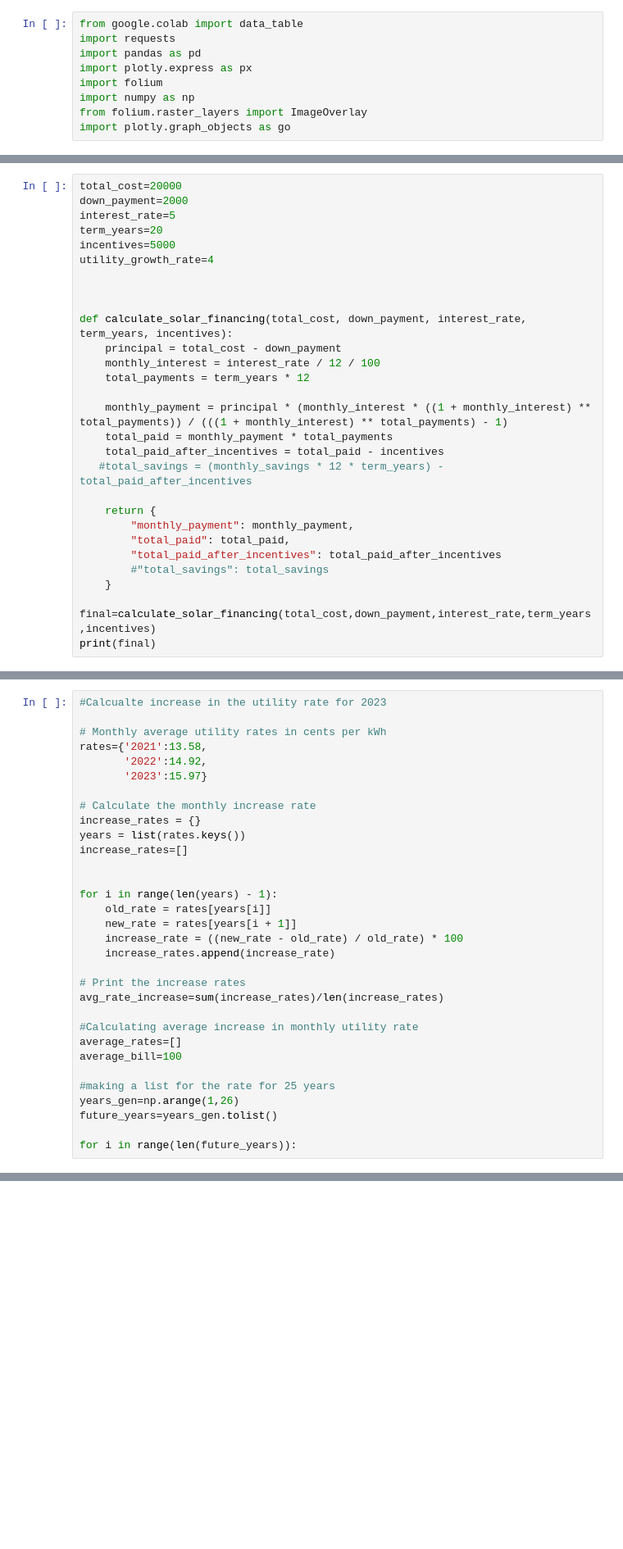
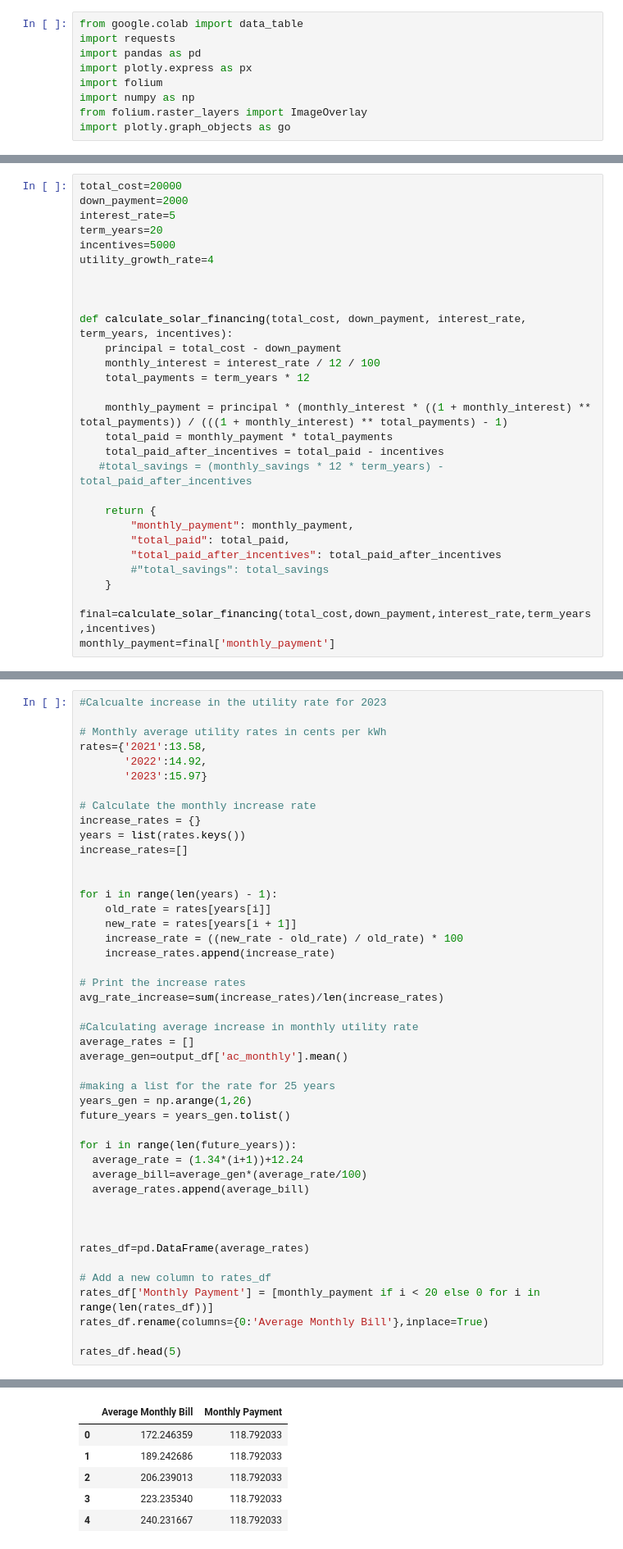
Before and after one commit to touseefyounas/PV_Analysis, a Jupyter notebook: Financing_tool.ipynb, the cells around one changed output, grey strips where cells are left out. Shown: that part at 82% size. Cells and saved outputs as stored; diff of their text form; blank space fills up the shorter version.

```diff
--- a/Financing_tool.ipynb
+++ b/Financing_tool.ipynb
@@ -85,5 +85,5 @@ def calculate_solar_financing(total_cost, down_payment, interest_rate, term_year
     }
 
 final=calculate_solar_financing(total_cost,down_payment,interest_rate,term_years,incentives)
-print(final)
+monthly_payment=final['monthly_payment']
 # %% [output]
@@ -112,12 +112,25 @@ for i in range(len(years) - 1):
 avg_rate_increase=sum(increase_rates)/len(increase_rates)
 
 #Calculating average increase in monthly utility rate
-average_rates=[]
-average_bill=100
+average_rates = []
+average_gen=output_df['ac_monthly'].mean()
 
 #making a list for the rate for 25 years
-years_gen=np.arange(1,26)
-future_years=years_gen.tolist()
+years_gen = np.arange(1,26)
+future_years = years_gen.tolist()
 
 for i in range(len(future_years)):
+  average_rate = (1.34*(i+1))+12.24
+  average_bill=average_gen*(average_rate/100)
+  average_rates.append(average_bill)
+
+
+
+rates_df=pd.DataFrame(average_rates)
+
+# Add a new column to rates_df
+rates_df['Monthly Payment'] = [monthly_payment if i < 20 else 0 for i in range(len(rates_df))]
+rates_df.rename(columns={0:'Average Monthly Bill'},inplace=True)
+
+rates_df.head(5)
 # %% [output]
@@ -124,0 +137,6 @@ for i in range(len(future_years)):
+|  | Average Monthly Bill | Monthly Payment |
+| 0 | 172.246359 | 118.792033 |
+| 1 | 189.242686 | 118.792033 |
+| 2 | 206.239013 | 118.792033 |
+| 3 | 223.235340 | 118.792033 |
+| 4 | 240.231667 | 118.792033 |
```
Also changed, not shown: parts of 3 cells of this notebook.
